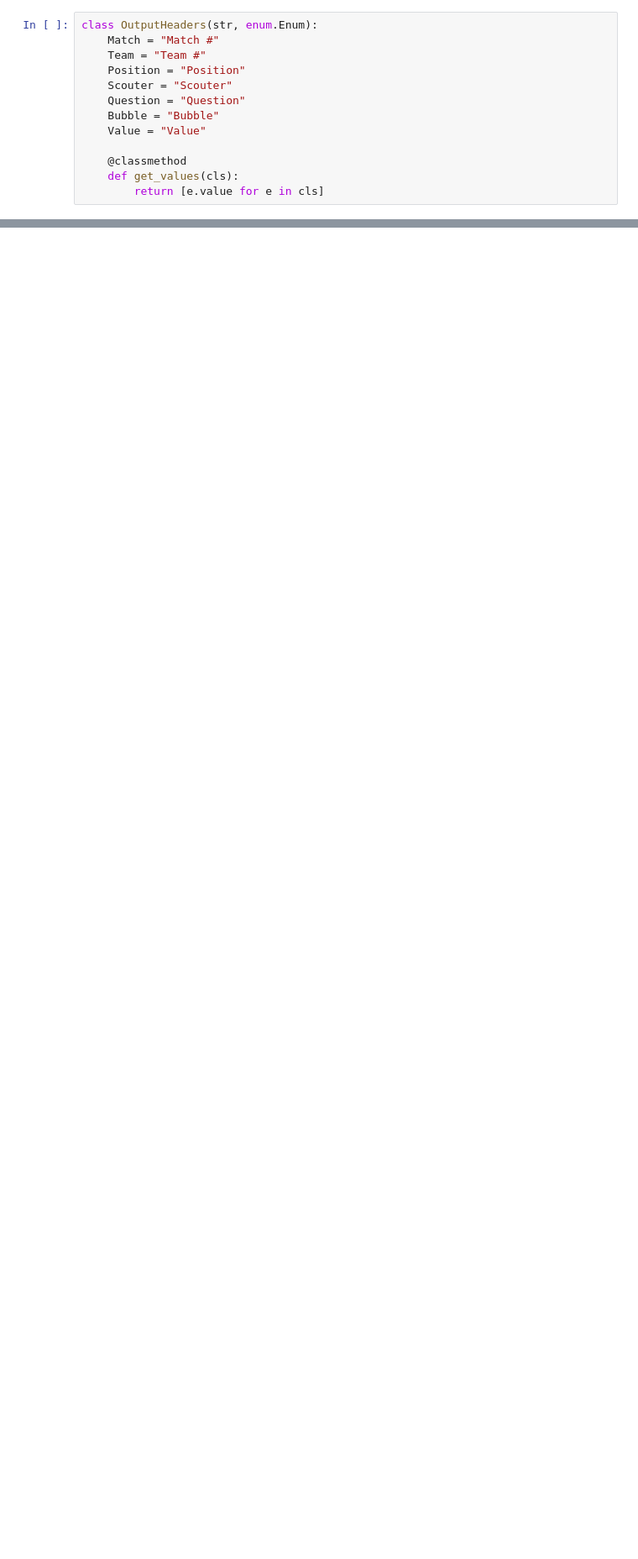
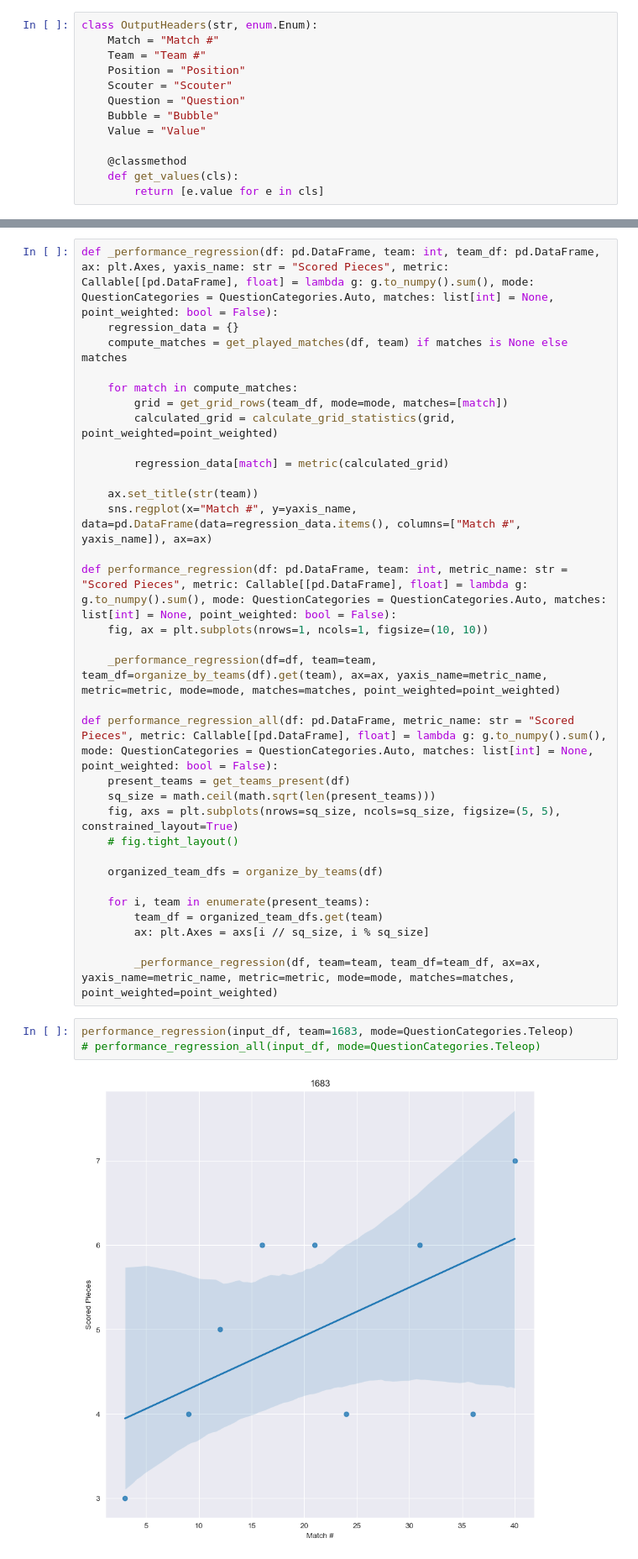
Before and after one commit to HarryXChen3/TTScoutAnalyze, a Jupyter notebook: main.ipynb, the cells around one changed output, grey strips where cells are left out. Shown at 84% size. Saved outputs shown, nothing was run; the diff lists cells and outputs as text; blank space fills up the shorter version.

```diff
--- a/main.ipynb
+++ b/main.ipynb
@@ -215,0 +212,37 @@ def performance_regression(df: pd.DataFrame, metric: Callable[])
+# %%
+def _performance_regression(df: pd.DataFrame, team: int, team_df: pd.DataFrame, ax: plt.Axes, yaxis_name: str = "Scored Pieces", metric: Callable[[pd.DataFrame], float] = lambda g: g.to_numpy().sum(), mode: QuestionCategories = QuestionCategories.Auto, matches: list[int] = None, point_weighted: bool = False):
+    regression_data = {}
+    compute_matches = get_played_matches(df, team) if matches is None else matches
+
+    for match in compute_matches:
+        grid = get_grid_rows(team_df, mode=mode, matches=[match])
+        calculated_grid = calculate_grid_statistics(grid, point_weighted=point_weighted)
+
+        regression_data[match] = metric(calculated_grid)
+
+    ax.set_title(str(team))
+    sns.regplot(x="Match #", y=yaxis_name, data=pd.DataFrame(data=regression_data.items(), columns=["Match #", yaxis_name]), ax=ax)
+
+def performance_regression(df: pd.DataFrame, team: int, metric_name: str = "Scored Pieces", metric: Callable[[pd.DataFrame], float] = lambda g: g.to_numpy().sum(), mode: QuestionCategories = QuestionCategories.Auto, matches: list[int] = None, point_weighted: bool = False):
+    fig, ax = plt.subplots(nrows=1, ncols=1, figsize=(10, 10))
+
+    _performance_regression(df=df, team=team, team_df=organize_by_teams(df).get(team), ax=ax, yaxis_name=metric_name, metric=metric, mode=mode, matches=matches, point_weighted=point_weighted)
+
+def performance_regression_all(df: pd.DataFrame, metric_name: str = "Scored Pieces", metric: Callable[[pd.DataFrame], float] = lambda g: g.to_numpy().sum(), mode: QuestionCategories = QuestionCategories.Auto, matches: list[int] = None, point_weighted: bool = False):
+    present_teams = get_teams_present(df)
+    sq_size = math.ceil(math.sqrt(len(present_teams)))
+    fig, axs = plt.subplots(nrows=sq_size, ncols=sq_size, figsize=(5, 5), constrained_layout=True)
+    # fig.tight_layout()
+
+    organized_team_dfs = organize_by_teams(df)
+
+    for i, team in enumerate(present_teams):
+        team_df = organized_team_dfs.get(team)
+        ax: plt.Axes = axs[i // sq_size, i % sq_size]
+
+        _performance_regression(df, team=team, team_df=team_df, ax=ax, yaxis_name=metric_name, metric=metric, mode=mode, matches=matches, point_weighted=point_weighted)
+# %%
+performance_regression(input_df, team=1683, mode=QuestionCategories.Teleop)
+# performance_regression_all(input_df, mode=QuestionCategories.Teleop)
+# %% [output]
+[figure, added]
```
Also changed, not shown: parts of 4 cells of this notebook.
